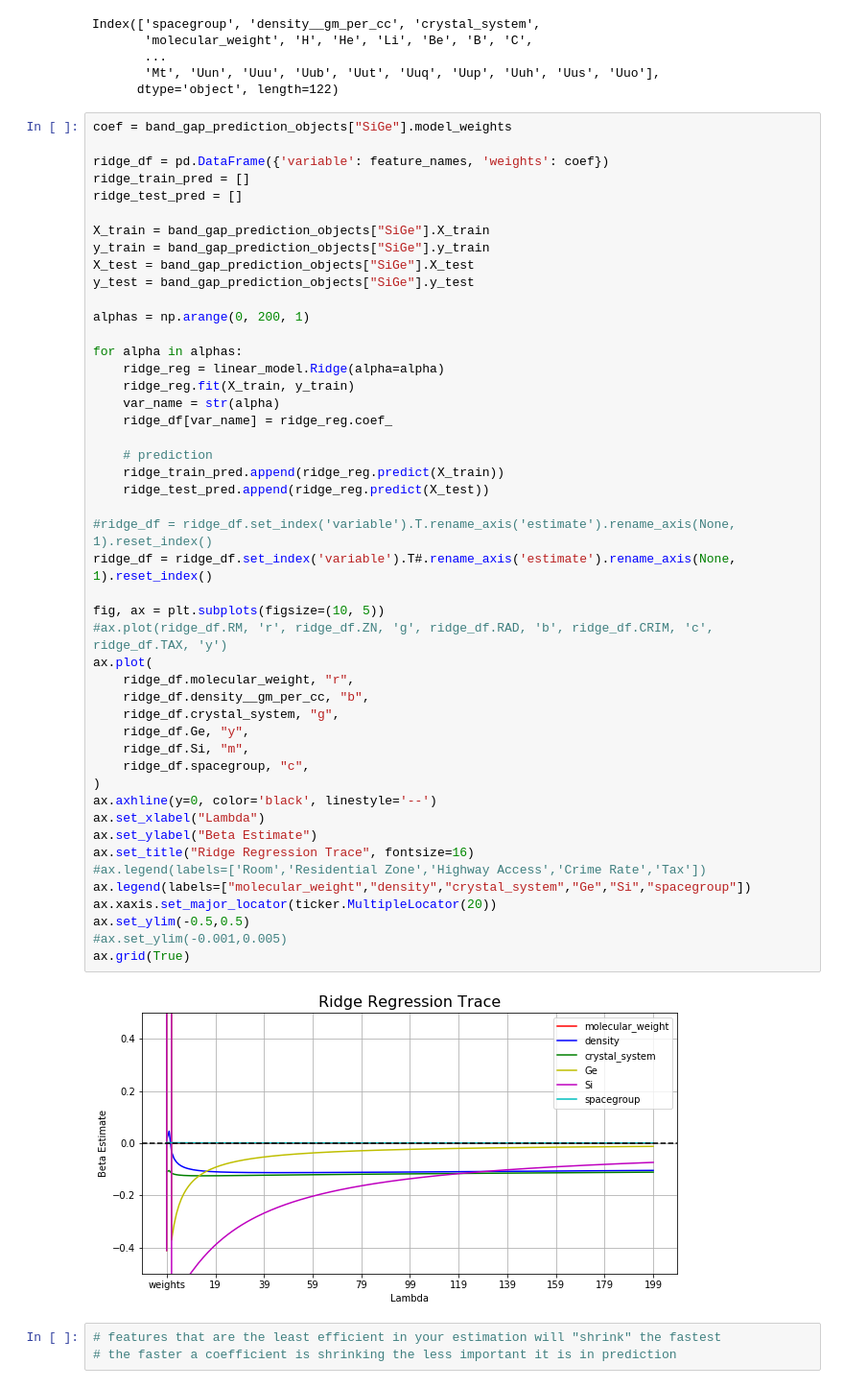
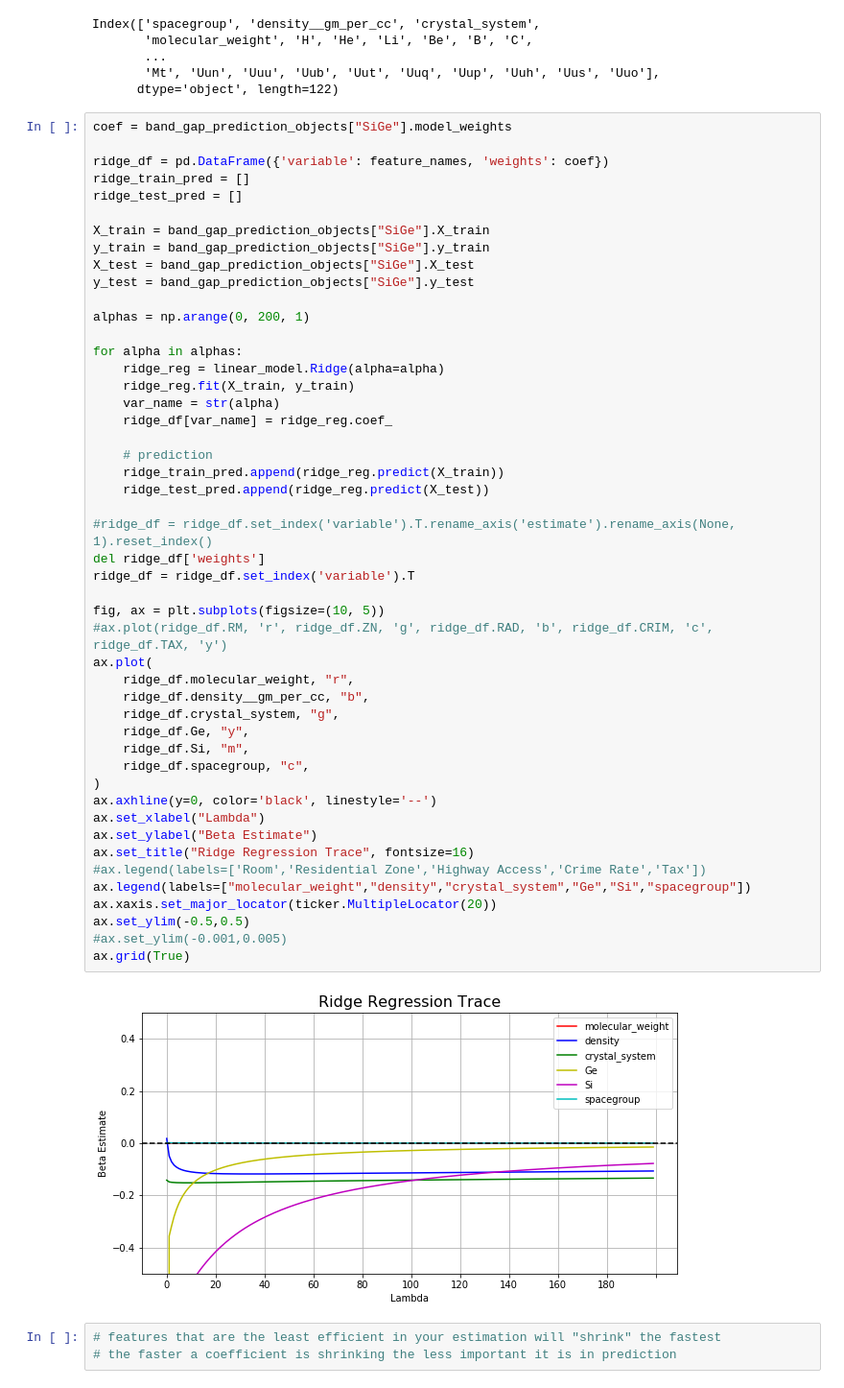
Before and after one commit to Exabyte-io/rewotes, a Jupyter notebook: emripka/pypredictbandgaps/ipynb/usage_prototyping.ipynb, the cells around one changed output. Shown at 96% size. Saved outputs shown, nothing was run; the diff lists cells and outputs as text.

```diff
--- a/emripka/pypredictbandgaps/ipynb/usage_prototyping.ipynb
+++ b/emripka/pypredictbandgaps/ipynb/usage_prototyping.ipynb
@@ -110,35 +110,36 @@ for alpha in alphas:
     var_name = str(alpha)
     ridge_df[var_name] = ridge_reg.coef_
 
     # prediction
     ridge_train_pred.append(ridge_reg.predict(X_train))
     ridge_test_pred.append(ridge_reg.predict(X_test))
 
 #ridge_df = ridge_df.set_index('variable').T.rename_axis('estimate').rename_axis(None, 1).reset_index()
-ridge_df = ridge_df.set_index('variable').T#.rename_axis('estimate').rename_axis(None, 1).reset_index()
+del ridge_df['weights']
+ridge_df = ridge_df.set_index('variable').T
 
 fig, ax = plt.subplots(figsize=(10, 5))
 #ax.plot(ridge_df.RM, 'r', ridge_df.ZN, 'g', ridge_df.RAD, 'b', ridge_df.CRIM, 'c', ridge_df.TAX, 'y')
 ax.plot(
     ridge_df.molecular_weight, "r",
     ridge_df.density__gm_per_cc, "b",
     ridge_df.crystal_system, "g",
     ridge_df.Ge, "y",
     ridge_df.Si, "m",
     ridge_df.spacegroup, "c",
 )
 ax.axhline(y=0, color='black', linestyle='--')
 ax.set_xlabel("Lambda")
 ax.set_ylabel("Beta Estimate")
 ax.set_title("Ridge Regression Trace", fontsize=16)
 #ax.legend(labels=['Room','Residential Zone','Highway Access','Crime Rate','Tax'])
 ax.legend(labels=["molecular_weight","density","crystal_system","Ge","Si","spacegroup"])
 ax.xaxis.set_major_locator(ticker.MultipleLocator(20))
 ax.set_ylim(-0.5,0.5)
 #ax.set_ylim(-0.001,0.005)
 ax.grid(True)
 # %% [output]
-[figure, old version]
+[figure, new version]
 # %%
 # features that are the least efficient in your estimation will "shrink" the fastest
 # the faster a coefficient is shrinking the less important it is in prediction
```
Also changed, not shown: parts of 3 cells of this notebook, 5 other files.
